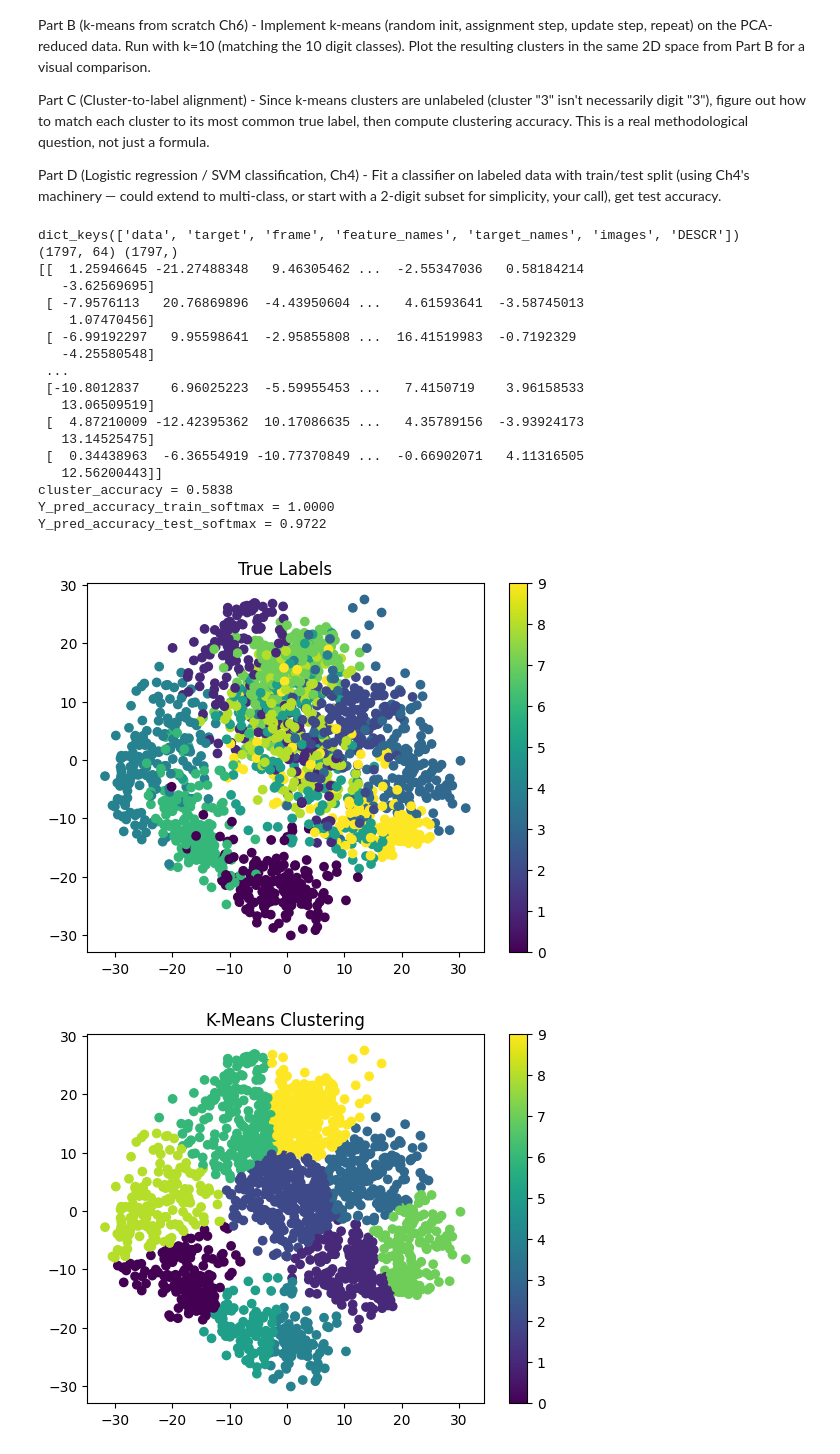
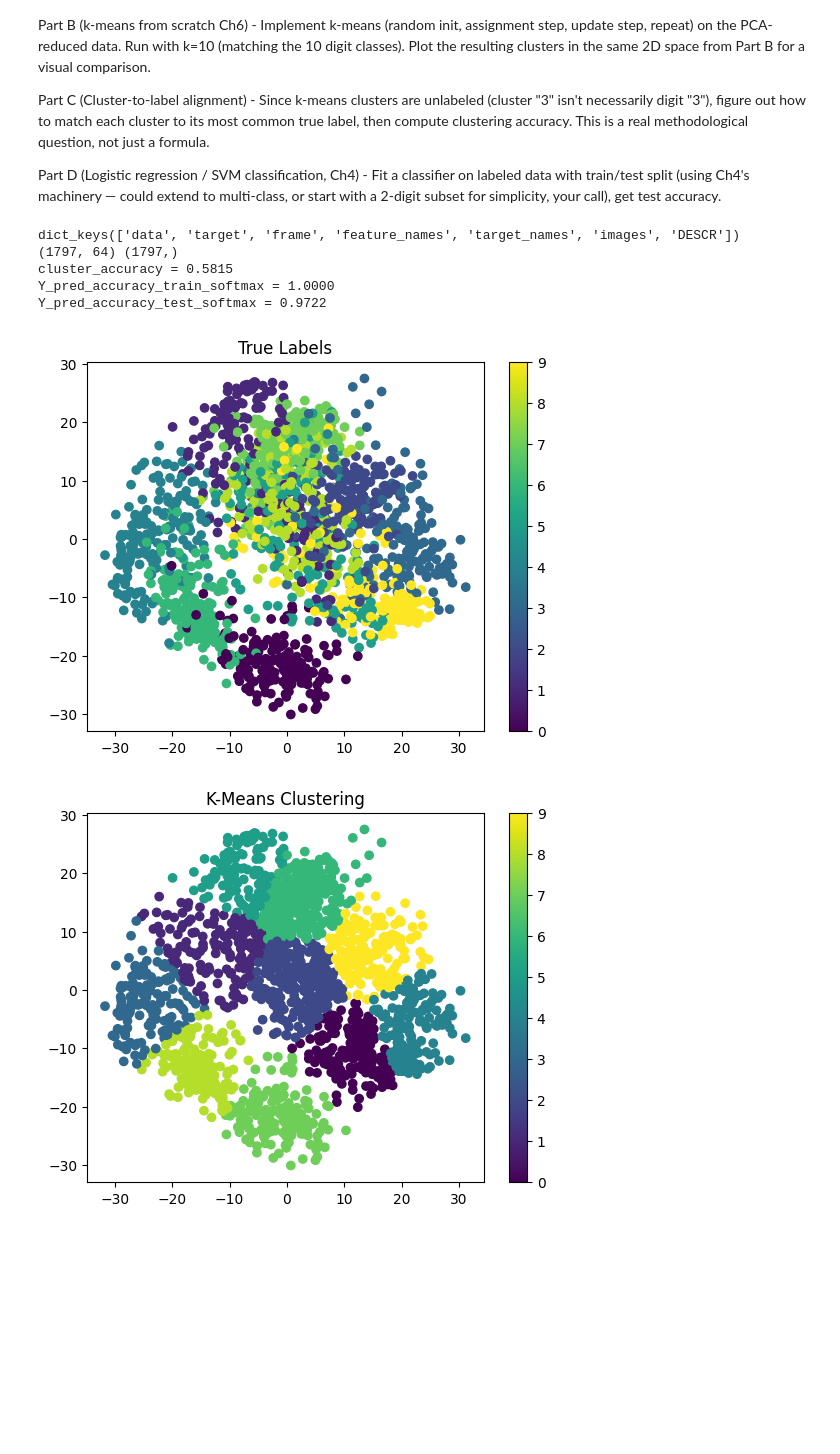
Before and after one commit to joshuahpatrick85-beep/ML-Concepts, a Jupyter notebook: Dimensionality-Reduction-Clustering-Classification/Dimensionality_Reduction_Clustering_Classification.ipynb, the cells around one changed output. Saved outputs shown, nothing was run; the diff lists cells and outputs as text; code cells hidden in the pictures; blank space fills up the shorter version.

Commit message:
Add Dimensionality Reduction, Clustering & Classification project

```diff
--- a/Dimensionality-Reduction-Clustering-Classification/Dimensionality_Reduction_Clustering_Classification.ipynb
+++ b/Dimensionality-Reduction-Clustering-Classification/Dimensionality_Reduction_Clustering_Classification.ipynb
@@ -39,26 +39,22 @@ print(X.shape, Y.shape) #X = 1797x64
 #center the data (subtract mean of each feature column from X so that the data is centered at origin, needed because SVD finds direction of maximum variance around the mean)
 col_mean = np.mean(X, axis=0)
 X_center = X-col_mean
-#compute the SVD (decomposes into U=shape, S=1D array of singular values that tells how much variance each coorepsonding direction captures, Vt=V tranpose, each row is a principal component direction, with row 0 of Vt being the direction of highest variance and so on), to reduce to k dimesnions, need the first k rows of Vt to project the centered data onto
+#compute the SVD (decomposes into U=shape, S=1D array of singular values that tells how much variance each corresponding direction captures, Vt=V transpose, each row is a principal component direction, with row 0 of Vt being the direction of highest variance and so on), to reduce to k dimensions, need the first k rows of Vt to project the centered data onto
 U, S, Vt = np.linalg.svd(X_center)
-#select the top k components of Vt and project the centered data onto those dimensions
-k_decomp = X_center @ Vt.T[ : , :10]
-print(k_decomp)
-#graph Decomposition
+#graph decomposition (selects top 2 components of Vt and projects the centered data onto those dimensions)
 SVD_2d = X_center @ Vt.T[ : , :2]
 plt.figure()
 plt.scatter(SVD_2d[: , 0], SVD_2d[: , 1], c=Y)
 plt.colorbar()
 plt.title("True Labels")
 #Part B
-#randomly pick k points from the actual data to serve as the starting centroids (1796 data entries, pick 10 random values, then pull those (X, Y) pairs)
+#randomly pick k points from the actual data to serve as the starting centroids (1797 data entries, pick 10 random values, then pull those (X, Y) pairs)
 random_integer = np.random.choice(1797, size=10, replace=False)
 centroids = SVD_2d[random_integer]
 #compute the distance between each point and the 10 centroids, figure out which centroid is closest, recompute the centroids
 for i in range(100):
   centroid_assignment = []
   for j in range (1797):
-  #np.argmin returns the index of the minimum value
     closest_centroid = np.argmin(np.linalg.norm(SVD_2d[j] - centroids, axis=1))
     centroid_assignment.append(closest_centroid)
   for k in range(10):
@@ -70,7 +66,7 @@ plt.scatter(SVD_2d[: , 0], SVD_2d[: , 1], c=centroid_assignment)
 plt.colorbar()
 plt.title("K-Means Clustering")
 #Part C
-#produce an index that holds the count of how many times index i occured, take the max to assign value to cluster, then compute accuracy
+#produce an index that holds the count of how many times index i occurred, take the max to assign value to cluster, then compute accuracy
 cluster_accuracy = 0
 for i in range(10):
   y_in_cluster = Y[np.array(centroid_assignment)==i]
@@ -79,48 +75,35 @@ for i in range(10):
   cluster_accuracy += accuracy_row * ((len(y_in_cluster)/(len(Y))))
 print(f"cluster_accuracy = {cluster_accuracy:.4f}")
 #Part D
 #softmax - have n training points, each with 64 features -> X is nx64, have 10 classes -> weights θ are 64X10, raw score Z=Xθ, Y_pred = exp(Z)/sum(Z), which is used to find gradient of loss function, then update theta
 X_train, X_test, Y_train, Y_test = train_test_split(X, Y, test_size = 0.2, random_state = 42)
 X_train_scaled = X_train/16.0
 X_test_scaled = X_test/16.0
 def Y_predict(X, theta):
   return np.exp(X @ theta)/np.sum(np.exp(X@theta), axis=1, keepdims=True)
 def gradient_theta(X, Y, theta):
   Y_one_hot = np.eye(10)[Y]
   return X.T@(Y_predict(X, theta)-Y_one_hot)
-def gradient_descent_theta(theta0, eta, n_steps, X, Y):
+def gradient_descent_theta(theta0, eta, n_steps, X_train, Y_train):
   theta = theta0
   for i in range(n_steps):
-    theta = theta - (eta*gradient_theta(X_train_scaled, Y_train, theta))
+    theta = theta - (eta*gradient_theta(X_train, Y_train, theta))
   return theta
-theta_final = gradient_descent_theta(np.zeros((64,10)), eta=0.01, n_steps=1000, X=X_train_scaled, Y=Y_train);
+theta_final = gradient_descent_theta(np.zeros((64,10)), eta=0.01, n_steps=1000, X_train=X_train_scaled, Y_train=Y_train);
 #check softmax accuracy
 Y_pred_prob_train = Y_predict(X_train_scaled, theta_final)
 Y_pred_value_train = np.argmax(Y_pred_prob_train, axis=1)
 Y_pred_accuracy_train = np.sum(Y_pred_value_train == Y_train)/len(Y_train)
 print(f"Y_pred_accuracy_train_softmax = {Y_pred_accuracy_train:.4f}")
 Y_pred_prob_test = Y_predict(X_test_scaled, theta_final)
 Y_pred_value_test = np.argmax(Y_pred_prob_test, axis=1)
 Y_pred_accuracy_test = np.sum(Y_pred_value_test == Y_test)/len(Y_test)
 print(f"Y_pred_accuracy_test_softmax = {Y_pred_accuracy_test:.4f}")
 # %% [output]
 dict_keys(['data', 'target', 'frame', 'feature_names', 'target_names', 'images', 'DESCR'])
 (1797, 64) (1797,)
-[[  1.25946645 -21.27488348   9.46305462 ...  -2.55347036   0.58184214
-   -3.62569695]
- [ -7.9576113   20.76869896  -4.43950604 ...   4.61593641  -3.58745013
-    1.07470456]
- [ -6.99192297   9.95598641  -2.95855808 ...  16.41519983  -0.7192329
-   -4.25580548]
- ...
- [-10.8012837    6.96025223  -5.59955453 ...   7.4150719    3.96158533
-   13.06509519]
- [  4.87210009 -12.42395362  10.17086635 ...   4.35789156  -3.93924173
-   13.14525475]
- [  0.34438963  -6.36554919 -10.77370849 ...  -0.66902071   4.11316505
-   12.56200443]]
-cluster_accuracy = 0.5838
+cluster_accuracy = 0.5815
 Y_pred_accuracy_train_softmax = 1.0000
 Y_pred_accuracy_test_softmax = 0.9722
 [figure]
-[figure, old version]
+[figure, new version]
```
Also changed, not shown: 1 other file.
